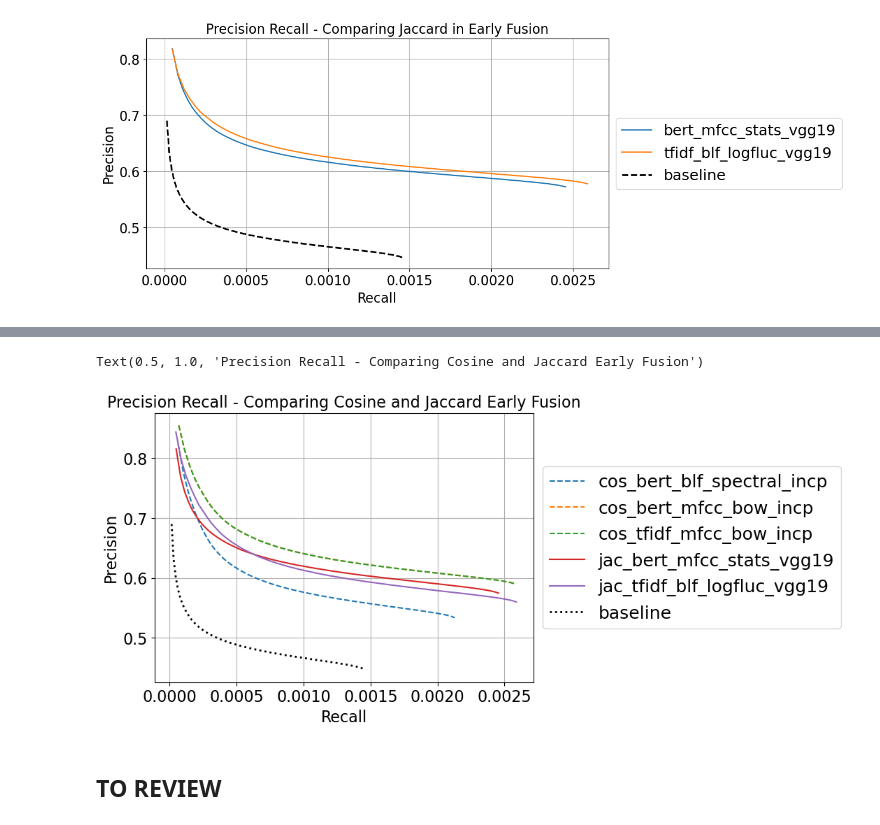
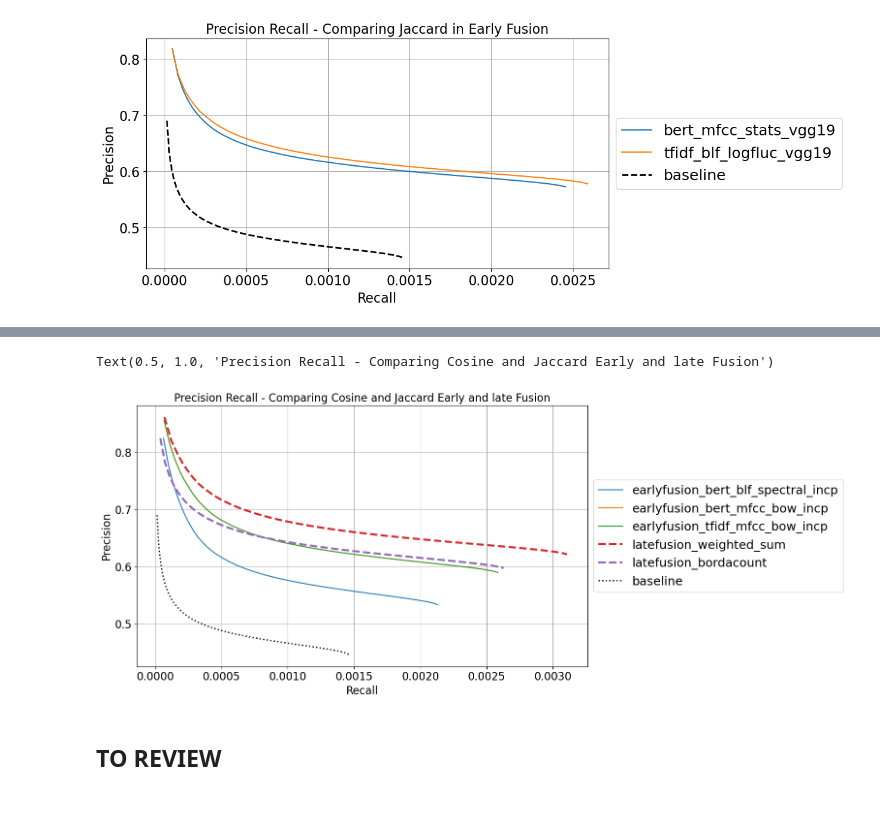
Before and after one commit to mmosc/MMSR, a Jupyter notebook: project/EvaluationMetrics-.ipynb, the cells around one changed output, grey strips where cells are left out. Cells and saved outputs as stored; diff of their text form; code cells hidden in the pictures.

Commit message:
Update Evaluation Metrics notebook, and add borda count method in ComputationTopIds notebook. Add results csv.

```diff
--- a/project/EvaluationMetrics-.ipynb
+++ b/project/EvaluationMetrics-.ipynb
@@ -688,3 +737,11 @@ jaccard_early_P, jaccard_early_R, jaccard_early_P_max= get_precision_data(
+# %%
+cosine_late_P, cosine_late_R, cosine_late_P_max  = get_precision_data(
+    './data/cosine_precision_data_latefusion.csv',
+    './data/cosine_recall_data_latefusion.csv',
+    './data/cosine_max_precision_data_latefusion.csv',
+    latefusion_df,
+    genres,
+    relevant_results_by_id)
 # %%
 fig, axs = plt.subplots(ncols=1, nrows=2, figsize=(10, 15))
 
@@ -824,0 +901,16 @@ Text(0.5, 1.0, 'Precision Recall - Comparing Jaccard in Early Fusion')
+# %%
+fig, axs = plt.subplots( figsize=(10, 5))
+
+labels = list(latefusion_df.keys())
+include = labels
+for i in range(1,len(labels)):
+    if(labels[i]  in include):
+        axs.plot(cosine_late_R[i], cosine_late_P_max[i], label=f'{labels[i]}')
+
+
+axs.plot(cosine_early_R[0], cosine_early_P_max[0], label='baseline', linestyle='dashed', color='black', linewidth=2)
+axs.grid(True)
+axs.legend(loc='center left', bbox_to_anchor=(1, 0.5))
+axs.set_xlabel("Recall")
+axs.set_ylabel("Precision")
+axs.set_title("Precision Recall - Comparing Cosine in Late fusion")
@@ -825,26 +920,32 @@ Text(0.5, 1.0, 'Precision Recall - Comparing Jaccard in Early Fusion')
 # %%
-fig, axs = plt.subplots( figsize=(7, 5))
+fig, axs = plt.subplots( figsize=(12, 7))
 
 labels = cosine_fusion_keys
 include = ["bert_mfcc_bow_incp", "tfidf_mfcc_bow_incp", "bert_blf_spectral_incp"]
 for i in range(len(labels)):
     if(labels[i]  in include):
-        axs.plot(cosine_early_R[i], cosine_early_P_max[i], label=f'cos_{labels[i]}', linestyle='dashed')
+        axs.plot(cosine_early_R[i], cosine_early_P_max[i], label=f'earlyfusion_{labels[i]}')
 
-labels = jaccard_fusion_keys
-include = ['tfidf_blf_logfluc_vgg19','bert_mfcc_stats_vgg19']
-for i in range(len(labels)):
+# labels = jaccard_fusion_keys
+# include = ['tfidf_blf_logfluc_vgg19','bert_mfcc_stats_vgg19']
+# for i in range(len(labels)):
+#     if(labels[i]  in include):
+#         axs.plot(jaccard_early_R[i], cosine_early_P_max[i], label=f'jac_{labels[i]}', )
+
+labels = list(latefusion_df.keys())
+include = labels
+for i in range(1,len(labels)):
     if(labels[i]  in include):
-        axs.plot(jaccard_early_R[i], cosine_early_P_max[i], label=f'jac_{labels[i]}', )
+        axs.plot(cosine_late_R[i], cosine_late_P_max[i], label=f'{labels[i]}', linestyle='dashed', linewidth=3)
 
 axs.plot(cosine_early_R[0], cosine_P_max[0], label='baseline', linestyle='dotted', color='black', linewidth=2)
 axs.grid(True)
 axs.legend(loc='center left', bbox_to_anchor=(1, 0.5))
 axs.set_xlabel("Recall")
 axs.set_ylabel("Precision")
-axs.set_title("Precision Recall - Comparing Cosine and Jaccard Early Fusion")
+axs.set_title("Precision Recall - Comparing Cosine and Jaccard Early and late Fusion")
 # %% [output]
-Text(0.5, 1.0, 'Precision Recall - Comparing Cosine and Jaccard Early Fusion')
+Text(0.5, 1.0, 'Precision Recall - Comparing Cosine and Jaccard Early and late Fusion')
-[figure, old version]
+[figure, new version]
 # %% [markdown]
 ## TO REVIEW
```
Also changed, not shown: parts of 70 cells of this notebook, 16 other files.
